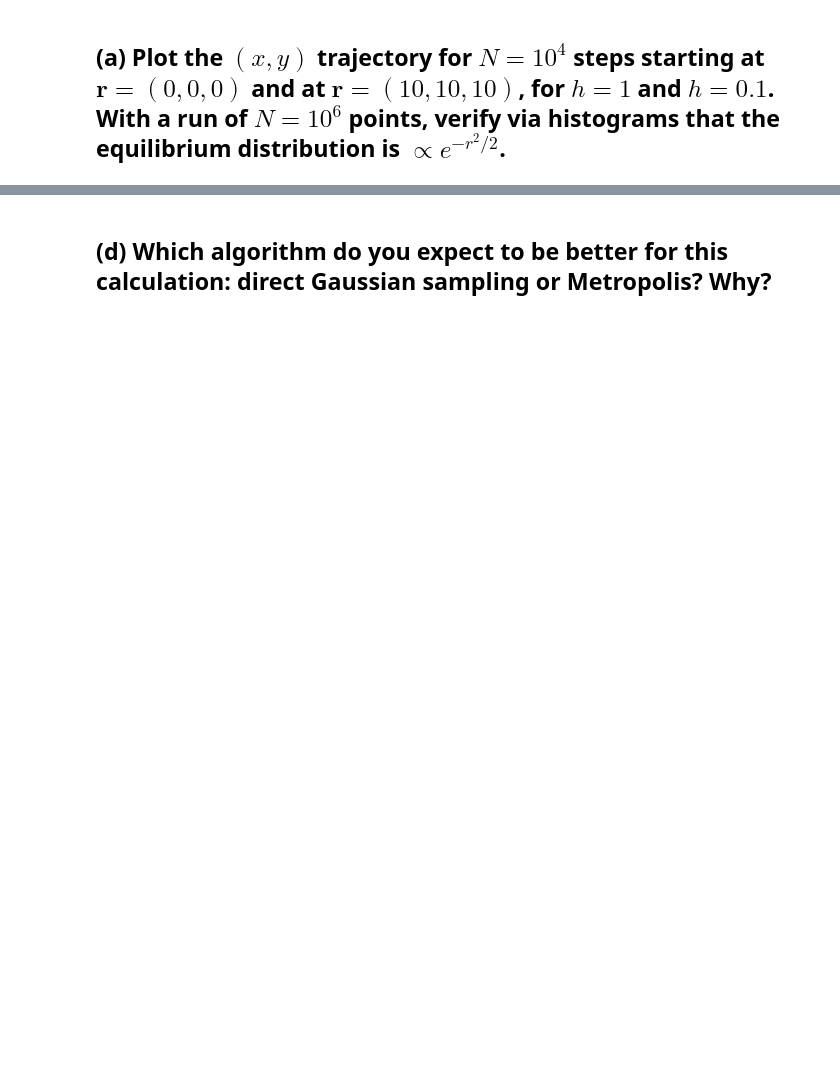
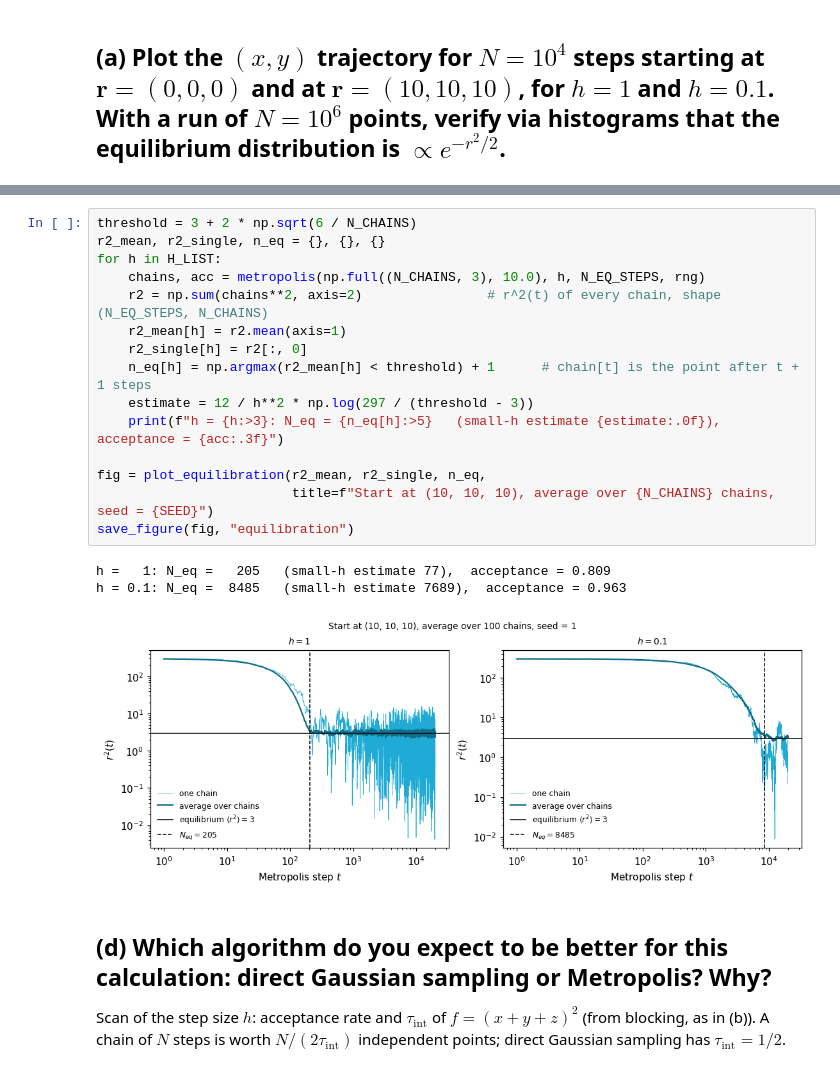
Before and after one commit to MathiMuts/Advanced-Monte-Carlo, a Jupyter notebook: Exercises/4.04-mc-integration-2-metropolis/code.ipynb, the cells around one changed output, grey strips where cells are left out. Saved outputs shown, nothing was run; the diff lists cells and outputs as text; blank space fills up the shorter version.

```diff
--- a/Exercises/4.04-mc-integration-2-metropolis/code.ipynb
+++ b/Exercises/4.04-mc-integration-2-metropolis/code.ipynb
@@ -24,2 +154,24 @@ set_plot_style()
+# %%
+threshold = 3 + 2 * np.sqrt(6 / N_CHAINS)
+r2_mean, r2_single, n_eq = {}, {}, {}
+for h in H_LIST:
+    chains, acc = metropolis(np.full((N_CHAINS, 3), 10.0), h, N_EQ_STEPS, rng)
+    r2 = np.sum(chains**2, axis=2)                # r^2(t) of every chain, shape (N_EQ_STEPS, N_CHAINS)
+    r2_mean[h] = r2.mean(axis=1)
+    r2_single[h] = r2[:, 0]
+    n_eq[h] = np.argmax(r2_mean[h] < threshold) + 1      # chain[t] is the point after t + 1 steps
+    estimate = 12 / h**2 * np.log(297 / (threshold - 3))
+    print(f"h = {h:>3}: N_eq = {n_eq[h]:>5}   (small-h estimate {estimate:.0f}),  acceptance = {acc:.3f}")
+
+fig = plot_equilibration(r2_mean, r2_single, n_eq,
+                         title=f"Start at (10, 10, 10), average over {N_CHAINS} chains, seed = {SEED}")
+save_figure(fig, "equilibration")
+# %% [output]
+h =   1: N_eq =   205   (small-h estimate 77),  acceptance = 0.809
+h = 0.1: N_eq =  8485   (small-h estimate 7689),  acceptance = 0.963
+[figure, added]
 # %% [markdown]
 ## (d) Which algorithm do you expect to be better for this calculation: direct Gaussian sampling or Metropolis? Why?
+
+Scan of the step size $h$: acceptance rate and $\tau_\text{int}$ of $f = (x+y+z)^2$ (from blocking, as in (b)).
+A chain of $N$ steps is worth $N/(2\tau_\text{int})$ independent points; direct Gaussian sampling has $\tau_\text{int} = 1/2$.
```
Also changed, not shown: parts of 14 cells of this notebook, 13 other files.
